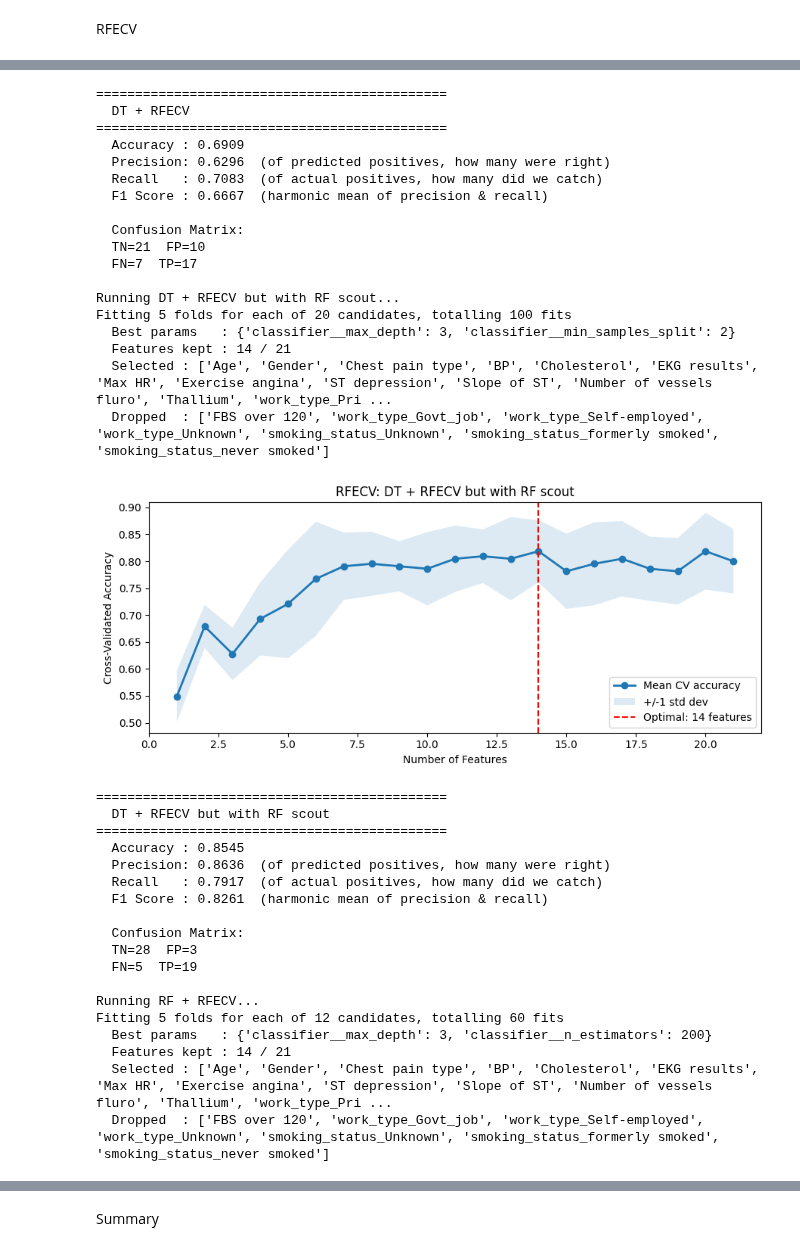
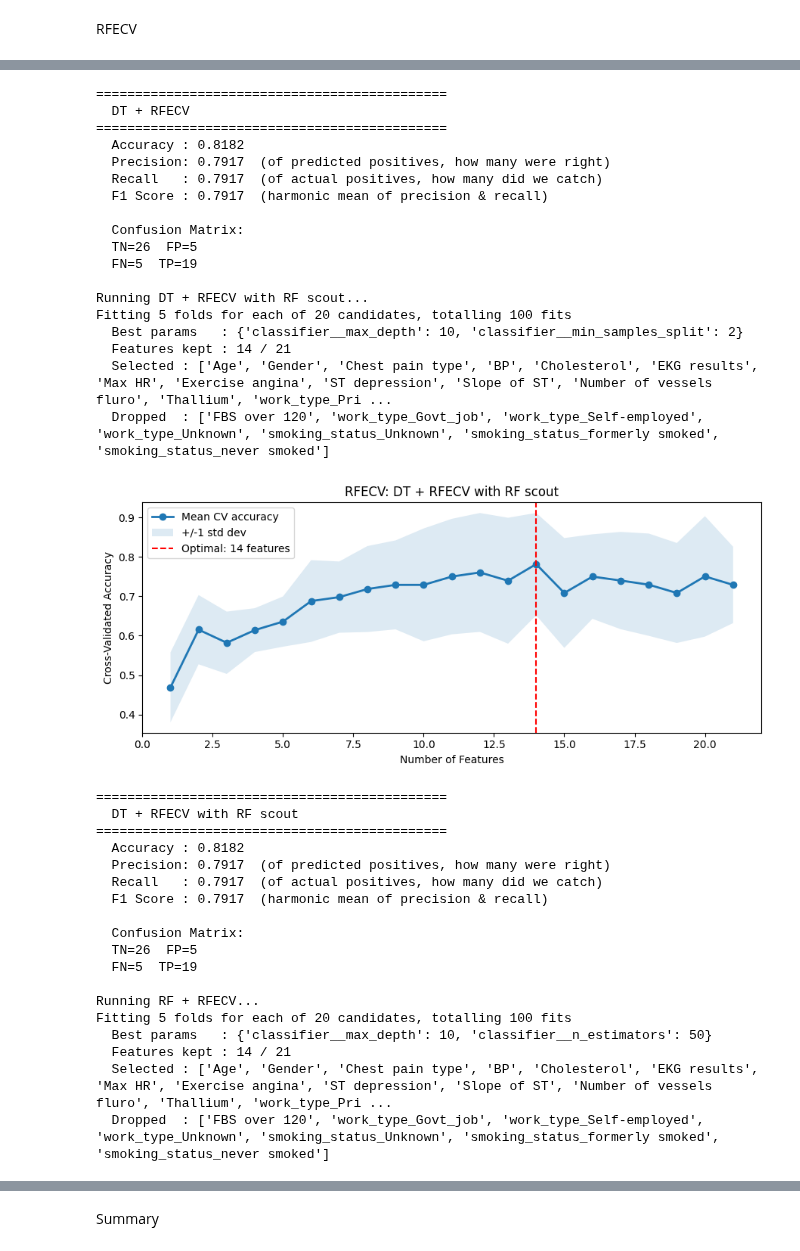
Before and after one commit to Gozeif/Heart-Disease-Prediction, a Jupyter notebook: JustKillMe.ipynb, the cells around one changed output, grey strips where cells are left out. Saved outputs shown, nothing was run; the diff lists cells and outputs as text; code cells hidden in the pictures.

```diff
--- a/JustKillMe.ipynb
+++ b/JustKillMe.ipynb
@@ -218,7 +218,7 @@ dt = GridSearchCV(
     DecisionTreeClassifier(random_state=42),
     dt_params,
     cv=5,
-    scoring='accuracy',
+    scoring='recall',
     n_jobs=-1
 )
 dt.fit(X_train, y_train)
@@ -288,7 +288,7 @@ Random Forest
 print("Training Random Forest...")
 
 rf_params = {
-    'n_estimators': [50, 100, 200],
+    'n_estimators': [10, 25, 50, 100, 200],
     'max_depth':    [3, 5, 10, None]
 }
 
@@ -296,7 +296,7 @@ rf = GridSearchCV(
     RandomForestClassifier(random_state=42),
     rf_params,
     cv=5,
-    scoring='accuracy',
+    scoring='recall',
     n_jobs=-1
 )
 rf.fit(X_train, y_train)
@@ -361,7 +361,7 @@ xgb = GridSearchCV(
     XGBClassifier(random_state=42, eval_metric='logloss'),
     xgb_params,
     cv=5,
-    scoring='accuracy',
+    scoring='recall',
     n_jobs=-1
 )
 xgb.fit(X_train, y_train)
@@ -449,7 +449,7 @@ knn = GridSearchCV(
     KNeighborsClassifier(),
     knn_params,
     cv=5,
-    scoring='accuracy',
+    scoring='recall',
     n_jobs=-1
 )
 knn.fit(X_train, y_train)
@@ -521,7 +521,7 @@ pipeline_configs = [
         "LR + RFECV",
         Pipeline([
             ("selector",   RFECV(estimator=LogisticRegression(max_iter=1000, random_state=42),
-                                 step=1, cv=cv_strategy, scoring='accuracy',
+                                 step=1, cv=cv_strategy, scoring='recall',
                                  min_features_to_select=1, n_jobs=-1)),
             ("classifier", LogisticRegression(max_iter=1000, random_state=42))
         ]),
@@ -534,7 +534,7 @@ pipeline_configs = [
         "SVM + RFECV",
         Pipeline([
             ("selector",   RFECV(estimator=SVC(kernel='linear', probability=True, random_state=42),
-                                 step=1, cv=cv_strategy, scoring='accuracy',
+                                 step=1, cv=cv_strategy, scoring='recall',
                                  min_features_to_select=1, n_jobs=-1)),
             ("classifier", SVC(probability=True, random_state=42))
         ]),
@@ -547,7 +547,7 @@ pipeline_configs = [
         "DT + RFECV",
         Pipeline([
             ("selector",   RFECV(estimator=DecisionTreeClassifier(random_state=42),
-                                 step=1, cv=cv_strategy, scoring='accuracy',
+                                 step=1, cv=cv_strategy, scoring='recall',
                                  min_features_to_select=1, n_jobs=-1)),
             ("classifier", DecisionTreeClassifier(random_state=42))
         ]),
@@ -557,14 +557,14 @@ pipeline_configs = [
         }
     ),
     (
-        "DT + RFECV but with RF scout",
+        "DT + RFECV with RF scout",
         Pipeline([
             ("selector",   RFECV(
                 estimator=RandomForestClassifier(random_state=42),
                                 # RF as the scout -- stable importances from
                                 # averaging across many trees, much more reliable
                                 # than a single DT for ranking decisions
-                step=1, cv=cv_strategy, scoring='accuracy',
+                step=1, cv=cv_strategy, scoring='recall',
                 min_features_to_select=1, n_jobs=-1
             )),
             ("classifier", DecisionTreeClassifier(random_state=42))
@@ -581,12 +581,12 @@ pipeline_configs = [
         "RF + RFECV",
         Pipeline([
             ("selector",   RFECV(estimator=RandomForestClassifier(random_state=42),
-                                 step=1, cv=cv_strategy, scoring='accuracy',
+                                 step=1, cv=cv_strategy, scoring='recall',
                                  min_features_to_select=1, n_jobs=-1)),
             ("classifier", RandomForestClassifier(random_state=42))
         ]),
         {
-            "classifier__n_estimators": [50, 100, 200],
+            "classifier__n_estimators": [10, 25, 50, 100, 200],
             "classifier__max_depth":    [3, 5, 10, None]
         }
     ),
@@ -594,23 +594,38 @@ pipeline_configs = [
         "XGB + RFECV",
         Pipeline([
             ("selector",   RFECV(estimator=XGBClassifier(random_state=42, eval_metric='logloss'),
-                                 step=1, cv=cv_strategy, scoring='accuracy',
+                                 step=1, cv=cv_strategy, scoring='recall',
                                  min_features_to_select=1, n_jobs=-1)),
             ("classifier", XGBClassifier(random_state=42, eval_metric='logloss'))
         ]),
         {
-            "classifier__n_estimators":  [50, 100, 200],
+            "classifier__n_estimators":  [10, 25, 50, 100, 200],
             "classifier__learning_rate": [0.01, 0.1, 0.3],
             "classifier__max_depth":     [3, 5, 7]
         }
     ),
+    (
+        "KNN + RFECV with RF scout",
+        Pipeline([
+            ("selector",   RFECV(
+                estimator=RandomForestClassifier(random_state=42),
+                step=1, cv=cv_strategy, scoring='recall',
+                min_features_to_select=1, n_jobs=-1
+            )),
+            ("classifier", KNeighborsClassifier())
+        ]),
+        {
+            "classifier__n_neighbors": [3, 5, 7, 11, 15],
+            "classifier__metric":      ['euclidean', 'manhattan']
+        }
+    )
 ]
 
 for name, pipeline, param_grid in pipeline_configs:
     print(f"\nRunning {name}...")
 
     gs = GridSearchCV(pipeline, param_grid, cv=cv_strategy,
-                      scoring='accuracy', n_jobs=-1, verbose=1)
+                      scoring='recall', n_jobs=-1, verbose=1)
     gs.fit(X_train, y_train)
 
     best_pipe = gs.best_estimator_
@@ -694,37 +709,37 @@ Fitting 5 folds for each of 20 candidates, totalling 100 fits
 =============================================
   DT + RFECV
 =============================================
-  Accuracy : 0.6909
-  Precision: 0.6296  (of predicted positives, how many were right)
-  Recall   : 0.7083  (of actual positives, how many did we catch)
-  F1 Score : 0.6667  (harmonic mean of precision & recall)
+  Accuracy : 0.8182
+  Precision: 0.7917  (of predicted positives, how many were right)
+  Recall   : 0.7917  (of actual positives, how many did we catch)
+  F1 Score : 0.7917  (harmonic mean of precision & recall)
 
   Confusion Matrix:
-  TN=21  FP=10
-  FN=7  TP=17
+  TN=26  FP=5
+  FN=5  TP=19
 
-Running DT + RFECV but with RF scout...
+Running DT + RFECV with RF scout...
 Fitting 5 folds for each of 20 candidates, totalling 100 fits
-  Best params   : {'classifier__max_depth': 3, 'classifier__min_samples_split': 2}
+  Best params   : {'classifier__max_depth': 10, 'classifier__min_samples_split': 2}
   Features kept : 14 / 21
   Selected : ['Age', 'Gender', 'Chest pain type', 'BP', 'Cholesterol', 'EKG results', 'Max HR', 'Exercise angina', 'ST depression', 'Slope of ST', 'Number of vessels fluro', 'Thallium', 'work_type_Pri ...
   Dropped  : ['FBS over 120', 'work_type_Govt_job', 'work_type_Self-employed', 'work_type_Unknown', 'smoking_status_Unknown', 'smoking_status_formerly smoked', 'smoking_status_never smoked']
-[figure, old version]
+[figure, new version]
 =============================================
-  DT + RFECV but with RF scout
+  DT + RFECV with RF scout
 =============================================
-  Accuracy : 0.8545
-  Precision: 0.8636  (of predicted positives, how many were right)
+  Accuracy : 0.8182
+  Precision: 0.7917  (of predicted positives, how many were right)
   Recall   : 0.7917  (of actual positives, how many did we catch)
-  F1 Score : 0.8261  (harmonic mean of precision & recall)
+  F1 Score : 0.7917  (harmonic mean of precision & recall)
 
   Confusion Matrix:
-  TN=28  FP=3
+  TN=26  FP=5
   FN=5  TP=19
 
 Running RF + RFECV...
-Fitting 5 folds for each of 12 candidates, totalling 60 fits
-  Best params   : {'classifier__max_depth': 3, 'classifier__n_estimators': 200}
+Fitting 5 folds for each of 20 candidates, totalling 100 fits
+  Best params   : {'classifier__max_depth': 10, 'classifier__n_estimators': 50}
   Features kept : 14 / 21
   Selected : ['Age', 'Gender', 'Chest pain type', 'BP', 'Cholesterol', 'EKG results', 'Max HR', 'Exercise angina', 'ST depression', 'Slope of ST', 'Number of vessels fluro', 'Thallium', 'work_type_Pri ...
   Dropped  : ['FBS over 120', 'work_type_Govt_job', 'work_type_Self-employed', 'work_type_Unknown', 'smoking_status_Unknown', 'smoking_status_formerly smoked', 'smoking_status_never smoked']
```
Also changed, not shown: parts of 11 cells of this notebook, 26 other files.
